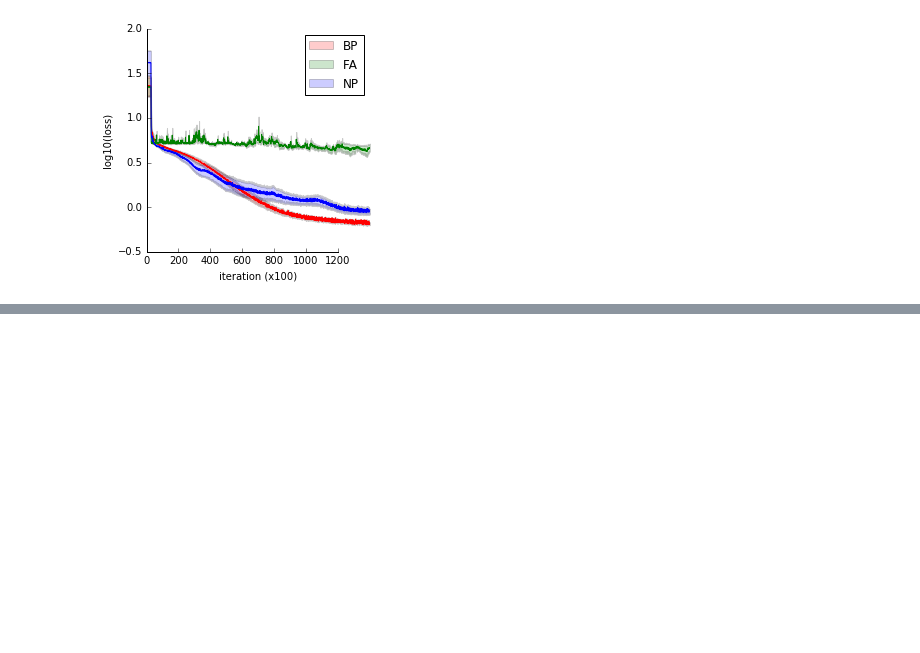
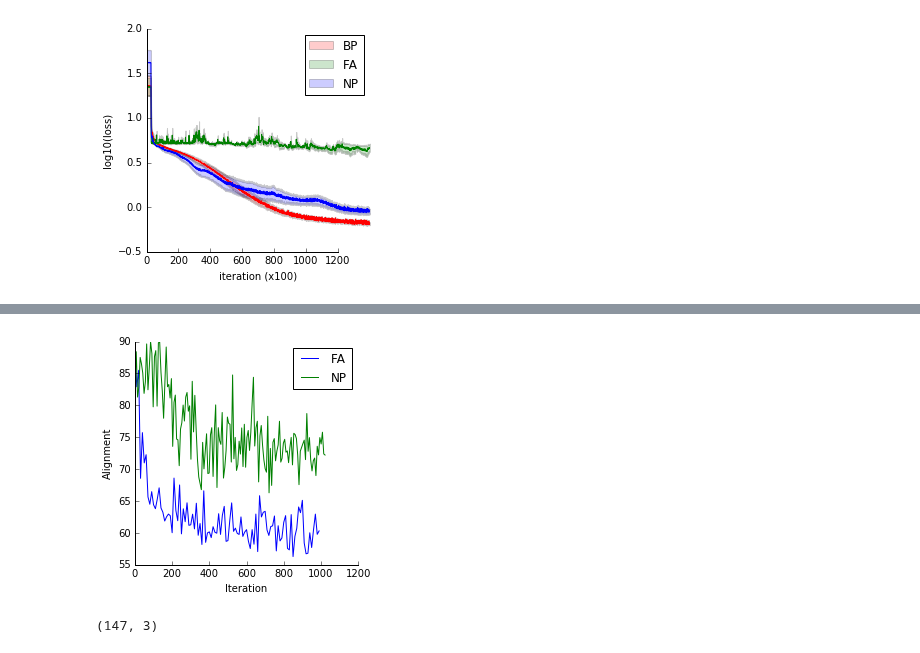
Before and after one commit to benlansdell/synthfeedback, a Jupyter notebook: notebooks/cosyne_plots.ipynb, the cells around one changed output, grey strips where cells are left out. Cells and saved outputs as stored; diff of their text form; code cells hidden in the pictures; blank space fills up the shorter version.

```diff
--- a/notebooks/cosyne_plots.ipynb
+++ b/notebooks/cosyne_plots.ipynb
@@ -89,0 +113,18 @@ array([[[-0.23506439,  0.06403197, -0.11758536, ..., -0.02106182,
+# %%
+#Alignment plots
+#Error plots
+plt.figure(figsize = (4,4))
+n = fa_acc.shape[0]
+plt.plot(range(0,n,10), fa_align1[::10,2])
+plt.plot(7*np.arange(147), np_align1[:,2])
+plt.xlabel('Iteration')
+plt.ylabel('Alignment')
+sns.despine(trim=True)
+plt.legend(['FA', 'NP'])
+plt.savefig('./figures/cosyne_plots_fig1bii.pdf')
+# %% [output]
+[figure, added]
+# %%
+np_align1.shape
+# %% [output]
+(147, 3)
```
Also changed, not shown: parts of 13 cells of this notebook, 17 other files.
